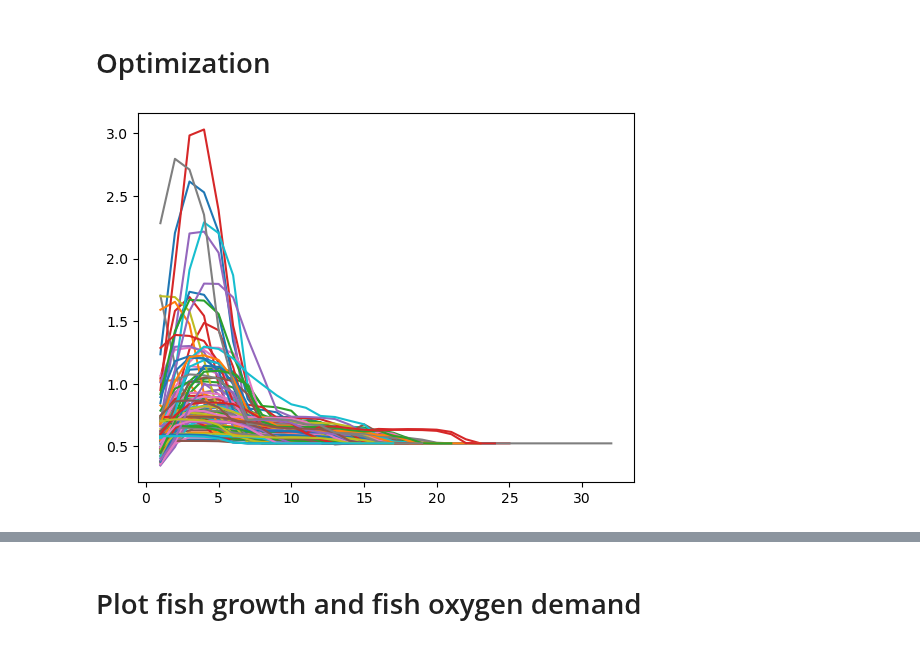
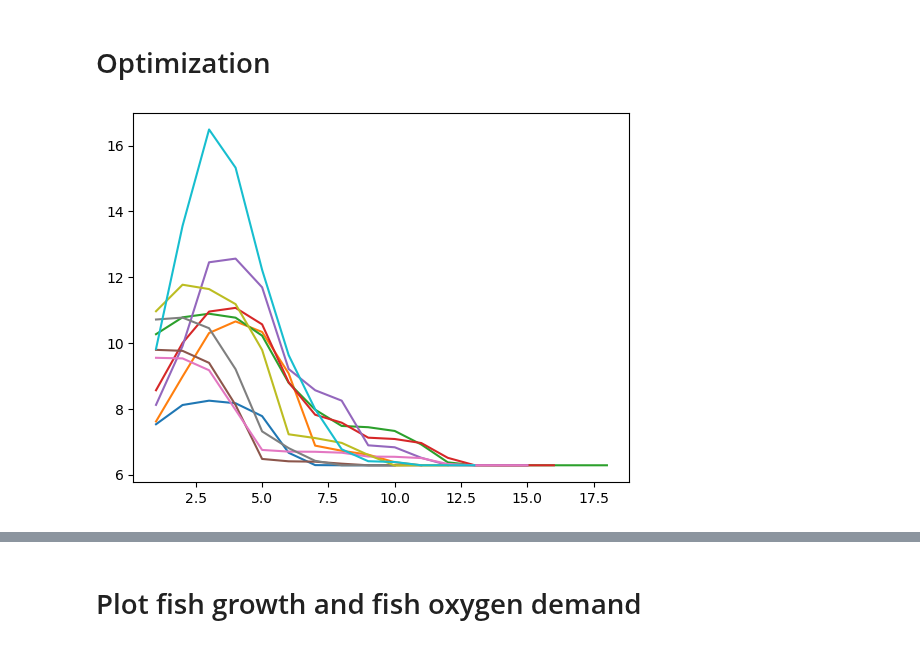
Before and after one commit to symbiotic-engineering/Aquaculture, a Jupyter notebook: run_sim_wec&pen_random_init.ipynb, the cells around one changed output, grey strips where cells are left out. Drawn from its saved outputs; the diff is of its cells as text; code cells hidden in the pictures.

```diff
--- a/run_sim_wec&pen_random_init.ipynb
+++ b/run_sim_wec&pen_random_init.ipynb
@@ -2,6 +2,7 @@
 # Optimization
 # %%
 import modules
+from modules import Aqua_Obj
 import optimization
 import numpy as np
 import importlib
@@ -15,42 +16,65 @@ def print_bold(str):
     print('\033[1m' + str + '\033[0;0m')
     return
 
-def print_objective(x0, x_name, p):
-    cost_per_yield, price, fish_yield = modules.obj_terms(x0, x_name, p)
-    print(' '*2, "cost_per_yield", "{:10.3f}".format(cost_per_yield), '[$/kg]')
-    print(' '*2, "price         ", "{:10.3f}".format(price), '[$]')
-    print(' '*2, "fish_yield    ", "{:10.3f}".format(fish_yield), '[kg]')
+def print_objective(title, aqua_obj):
+    print_bold(title+" objective function terms:")
+    print(' '*2, "cost_per_yield", "{:10.3f}".format(aqua_obj.cost_per_yield), '[$/kg]')
+    print(' '*2, "price         ", "{:10.3f}".format(aqua_obj.price), '[$]')
+    print(' '*2, "fish_yield    ", "{:10.3f}".format(aqua_obj.fish_yield), '[kg]')
+    print("-"*40)
 
-def print_ineq_cons(x0, x_name, p):
-    print(' '*2, "P_gen_cons          ", "{:10.3f}".format(modules.ineq_constraint(x0, x_name, p)[0]), '[kWh]')
-    print(' '*2, "fish_yield_cons     ", "{:10.3f}".format(modules.ineq_constraint(x0, x_name, p)[1]), '[kg]')
-    print(' '*2, "env_Umin_cons       ", "{:10.3f}".format(modules.ineq_constraint(x0, x_name, p)[2]), '[m/s]')
-    print(' '*2, "env_Umax_cons       ", "{:10.3f}".format(modules.ineq_constraint(x0, x_name, p)[3]), '[m/s]')
-    print(' '*2, "env_tempmin_cons    ", "{:10.3f}".format(modules.ineq_constraint(x0, x_name, p)[4]), '[C]')
-    print(' '*2, "env_tempmax_cons    ", "{:10.3f}".format(modules.ineq_constraint(x0, x_name, p)[5]), '[C]')
-    print(' '*2, "env_salinitymin_cons", "{:10.3f}".format(modules.ineq_constraint(x0, x_name, p)[6]), '[PSU]')
-    print(' '*2, "env_salinitymax_cons", "{:10.3f}".format(modules.ineq_constraint(x0, x_name, p)[7]), '[PSU]')
-    print(' '*2, "env_O2_min_cons     ", "{:10.3f}".format(modules.ineq_constraint(x0, x_name, p)[8]), '[mg/l]')
+def print_price_breakdown(title, aqua_obj):
+    print_bold(title+" price break down:")
+    print(' '*2, "wec price      ", "{:10.3f}".format(aqua_obj.wec.price), '[$]')
+    print(' '*2, "pen price      ", "{:10.3f}".format(aqua_obj.pen.price), '[$]')
+    print(' '*2, "fish feed price", "{:10.3f}".format(aqua_obj.fish_feed_price), '[$]')
+    print("-"*40)
 
-def optimize_result(x_name, x_list, x_unit, res, p, opt_idx):
+def print_P_rated(title, aqua_obj):
+    print_bold(title+" WEC rated power:")
+    print(' '*2, "P_rated     ", "{:10.3f}".format(aqua_obj.P_rated/1000), '[kW]')
+    print("-"*40)
+
+def print_carrying_capacity(title, aqua_obj):
+    print_bold(title+" carrying capacity:")
+    print(' '*2, "TPF_O2              ", "{:10.3f}".format(aqua_obj.pen.TPF_O2), '[kg fish/year]')
+    print(' '*2, "Carrying Capacity   ", "{:10.3f}".format(aqua_obj.carrying_capacity), '[kg fish]')
+    print("-"*40)
+
+def print_ineq_cons(title,aqua_obj):
+    print_bold(title+" constraints:")
+    print(' '*2, "P_gen_cons          ", "{:10.3f}".format(aqua_obj.P_gen_cons), '[kWh]')
+    print(' '*2, "fish_yield_cons     ", "{:10.3f}".format(aqua_obj.fish_yield_cons), '[kg]')
+    print(' '*2, "env_Umin_cons       ", "{:10.3f}".format(aqua_obj.env_Umin_cons), '[m/s]')
+    print(' '*2, "env_Umax_cons       ", "{:10.3f}".format(aqua_obj.env_Umax_cons), '[m/s]')
+    print(' '*2, "env_tempmin_cons    ", "{:10.3f}".format(aqua_obj.env_tempmin_cons), '[C]')
+    print(' '*2, "env_tempmax_cons    ", "{:10.3f}".format(aqua_obj.env_tempmax_cons), '[C]')
+    print(' '*2, "env_salinitymin_cons", "{:10.3f}".format(aqua_obj.env_salinitymin_cons), '[PSU]')
+    print(' '*2, "env_salinitymax_cons", "{:10.3f}".format(aqua_obj.env_salinitymax_cons), '[PSU]')
+    print(' '*2, "env_O2_min_cons     ", "{:10.3f}".format(aqua_obj.env_O2_min_cons), '[mg/l]')
+    print("-"*40)
+
+def optimize_result(x_name, x_list, x_unit, res_opt, p):
+    aqua_opt_obj = Aqua_Obj(res_opt.x, x_name, p)
+
     col_width = len(max(x_list, key=len))
-    print(res[opt_idx].success)
+    print(res_opt.success)
     print_bold("optimal design variable:")
     for i in range(len(x_list)):
-        print(' '*2, x_list[i], ' '*(col_width - len(x_list[i])) , "{:10.3f}".format(res[opt_idx].x[i]), x_unit[i])
+        print(' '*2, x_list[i], ' '*(col_width - len(x_list[i])) , "{:10.3f}".format(res_opt.x[i]), x_unit[i])
+
+    print(' '*2, "num_pens      ", "{:10.3f}".format(aqua_opt_obj.pen.n), '[-]')
     print("-"*40)
 
-    print_bold("optimal objective function terms:")
-    print_objective(res[opt_idx].x, x_name, p)
-    print("-"*40)
-
-    print_bold("optimal constraints:")
-    print_ineq_cons(res[opt_idx].x, x_name, p)
-    print("-"*40)
+    print_P_rated("optimal",aqua_opt_obj)
+    print_objective("optimal",aqua_opt_obj)
+    print_price_breakdown("optimal",aqua_opt_obj)
+    print_ineq_cons("optimal",aqua_opt_obj)
+    print_carrying_capacity("optimal",aqua_opt_obj)
 
 
 # fill default parameters
-all_vars = ['x_wec','x_type_wec','x_pen','p_pen','x_env','p_wec','p_fish_salmon']
+all_vars = ['x_wec','x_type_wec','x_pen','x_disc_pen','p_pen','x_env','p_wec','p_fish_salmon']
 
 wec_types = ['point absorber'] #,'attenuator','terminator','point absorber']
 
@@ -62,7 +86,7 @@ for i in range(len(x_list)):
     x0.append(x0_val[x_list[i]])
 
 # parameters
-param_name = ['x_type_wec']
+param_name = ['x_type_wec','x_disc_pen']
 param_val = {}
 
 
@@ -73,35 +97,36 @@ res={}
 fig, ax = plt.subplots(1,1)
 opt_res_history = []
 cons_history = []
 iteration_history = []
 
 for i in range(len(wec_types)):
     param_val['wec_type'] = wec_types[i]
+    param_val['num_pens'] = 6
     p_list, p, p_unit, p_bnds, p_label = optimization.argument_fun(x_name, param_name, param_val, all_vars)
 
     iteration = np.linspace(1,max_iter+1,max_iter+1)
 
-    for n_test in range(100):
+    for n_test in range(10):
         x0 = []
         for i0 in range(len(x_bnds)):
             x0.append(np.random.uniform(low=x_bnds[i0][0], high=x_bnds[i0][1]))
 
         res[i], op_obj = optimization.run_optimization(x_name, x0, param_name, param_val, all_vars, max_iter)
 
 
         if res[i].fun < res[best_idx].fun:
             best_idx = i
 
         ax.plot(iteration, op_obj.f)
 
         opt_res_history.append(op_obj.f)
         iteration_history.append(op_obj.count)
         cons_history.append(op_obj.ineq)
 
 plt.show()
 
-optimize_result(x_name, x_list, x_unit, res, p, best_idx)
+optimize_result(x_name, x_list, x_unit, res[best_idx], p)
 # %% [output]
-[figure, old version]
+[figure, new version]
 True
 optimal design variable:
```
Also changed, not shown: parts of 4 cells of this notebook, 10 other files.
